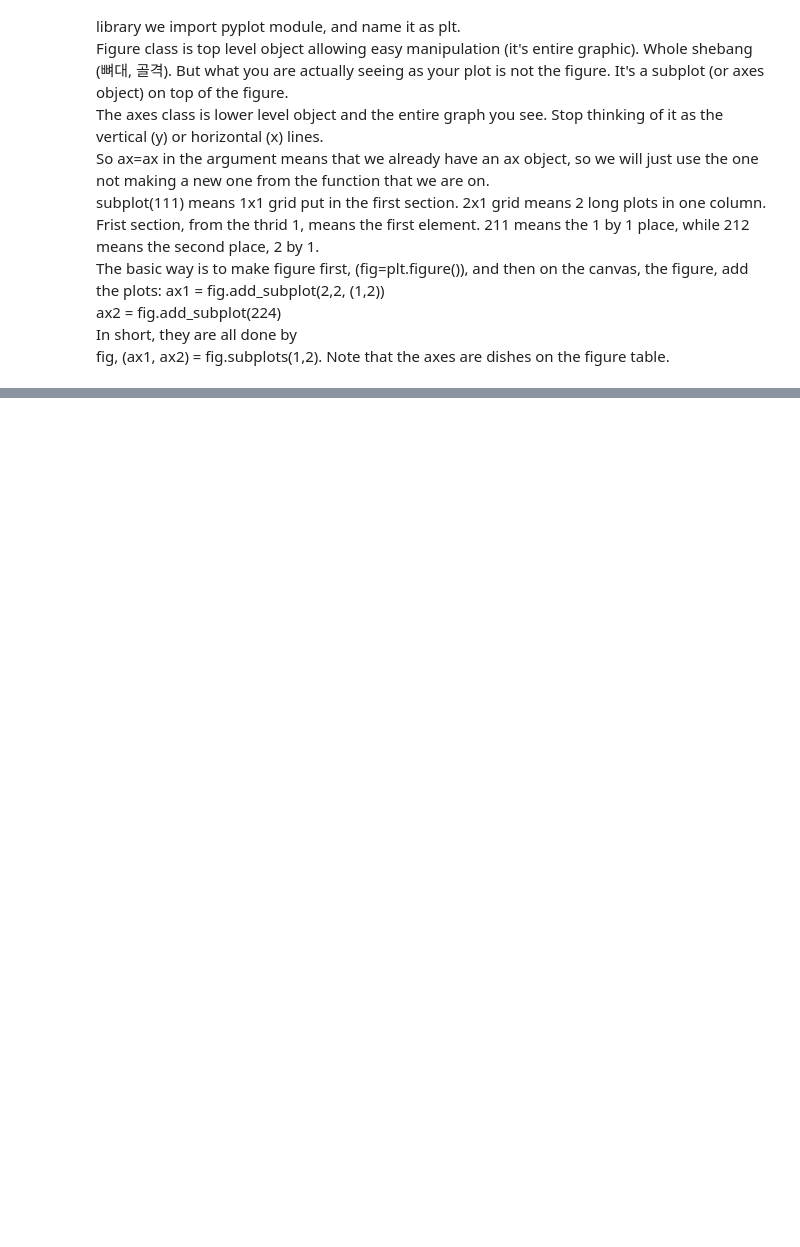
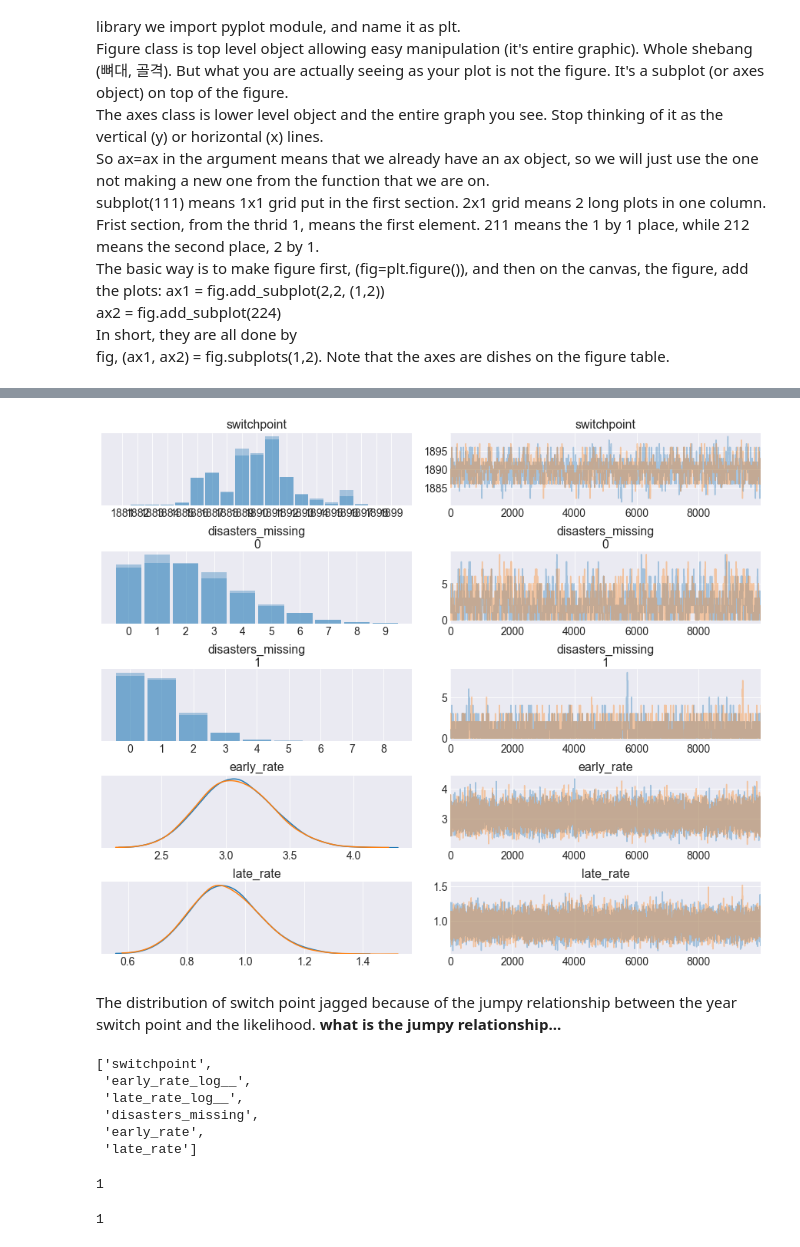
Before and after one commit to tom-hc-park/MSc-RA-Bayesian-evidence-synthesis, a Jupyter notebook: pyMC3 practice for MCMC and variational Bayes.ipynb, the cells around one changed output, grey strips where cells are left out. Saved outputs shown, nothing was run; the diff lists cells and outputs as text; code cells hidden in the pictures; blank space fills up the shorter version.

```diff
--- a/pyMC3 practice for MCMC and variational Bayes.ipynb
+++ b/pyMC3 practice for MCMC and variational Bayes.ipynb
@@ -508,0 +547,15 @@ fig, (ax1, ax2) = fig.subplots(1,2). Note that the axes are dishes on the figure
+# %%
+with pm.Model() as disaster_model:
+    # s is a discrete uniform distribution
+    switchpoint = pm.DiscreteUniform('switchpoint', lower=year.min(), upper = year.max()
+                                    ,testval = 1900)
+    # remember testval is the initial value for a distribution.
+
+    # Priors for pre- and post-switch rates number of disasters
+    early_rate = pm.Exponential('early_rate', 1)
+    late_rate = pm.Exponential('late_rate', 1)
+
+    # Allocate appropriate Poisson rates to years before and after current
+    rate = pm.math.switch(switchpoint >= year, early_rate, late_rate)
+
+    disasters = pm.Poisson('disasters', rate, observed = disaster_data)
@@ -508,0 +581,3 @@ fig, (ax1, ax2) = fig.subplots(1,2). Note that the axes are dishes on the figure
+# %%
+with disaster_model:
+    trace = pm.sample(10000)
@@ -508,0 +592,25 @@ fig, (ax1, ax2) = fig.subplots(1,2). Note that the axes are dishes on the figure
+# %%
+pm.traceplot(trace);
+# %% [output]
+[figure, added]
+# %% [markdown]
+The distribution of switch point jagged because of the jumpy relationship between the year switch point and
+the likelihood.
+**what is the jumpy relationship...**
+# %%
+trace.varnames
+# %% [output]
+['switchpoint',
+ 'early_rate_log__',
+ 'late_rate_log__',
+ 'disasters_missing',
+ 'early_rate',
+ 'late_rate']
+# %%
+1 % 3
+# %% [output]
+1
+# %%
+10 %3
+# %% [output]
+1
```
Also changed, not shown: parts of 15 cells of this notebook.
